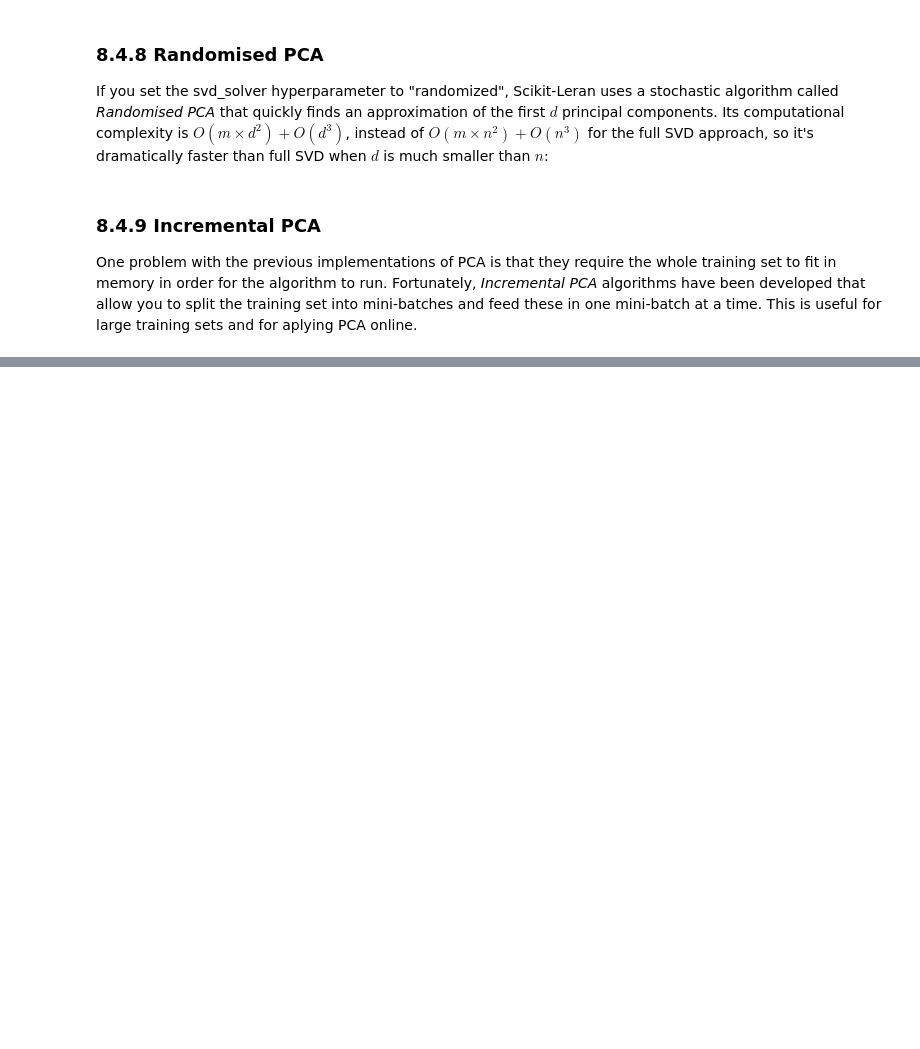
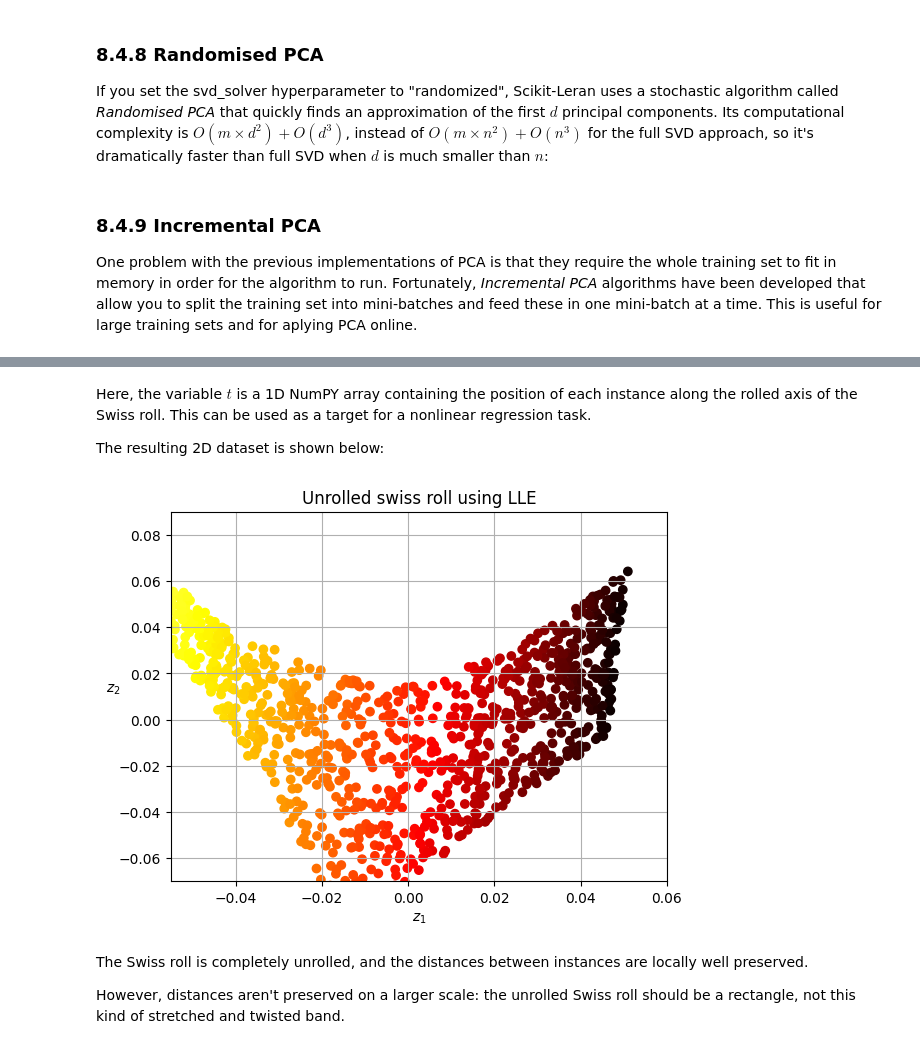
Before and after one commit to leetierney/study, a Jupyter notebook: ml/hands_on_ml/1_ml_landscape/ch8/1_8_dim_red.ipynb, the cells around one changed output, grey strips where cells are left out. Drawn from its saved outputs; the diff is of its cells as text; code cells hidden in the pictures; blank space fills up the shorter version.

```diff
--- a/ml/hands_on_ml/1_ml_landscape/ch8/1_8_dim_red.ipynb
+++ b/ml/hands_on_ml/1_ml_landscape/ch8/1_8_dim_red.ipynb
@@ -381,0 +425,26 @@ The random projection algorithm projects the data to a lower-dimensional space u
+# %%
+from sklearn.datasets import make_swiss_roll
+from sklearn.manifold import LocallyLinearEmbedding
+
+X_swiss, t = make_swiss_roll(n_samples=1000, noise=0.2, random_state=42)
+lle = LocallyLinearEmbedding(n_components=2, n_neighbors=10, random_state=42)
+X_unrolled = lle.fit_transform(X_swiss)
+# %% [markdown]
+Here, the variable $t$ is a 1D NumPY array containing the position of each instance along the rolled axis of the Swiss roll. This can be used as a target for a nonlinear regression task.
+
+The resulting 2D dataset is shown below:
+# %%
+plt.scatter(X_unrolled[:, 0], X_unrolled[:, 1], c=t, cmap=darker_hot)
+plt.xlabel("$z_1$")
+plt.ylabel("$z_2$", rotation=0)
+plt.axis([-0.055, 0.060, -0.070, 0.090])
+plt.grid(True)
+
+plt.title("Unrolled swiss roll using LLE")
+plt.show()
+# %% [output]
+[figure, added]
+# %% [markdown]
+The Swiss roll is completely unrolled, and the distances between instances are locally well preserved.
+
+However, distances aren't preserved on a larger scale: the unrolled Swiss roll should be a rectangle, not this kind of stretched and twisted band.
```
Also changed, not shown: parts of 13 cells of this notebook.
